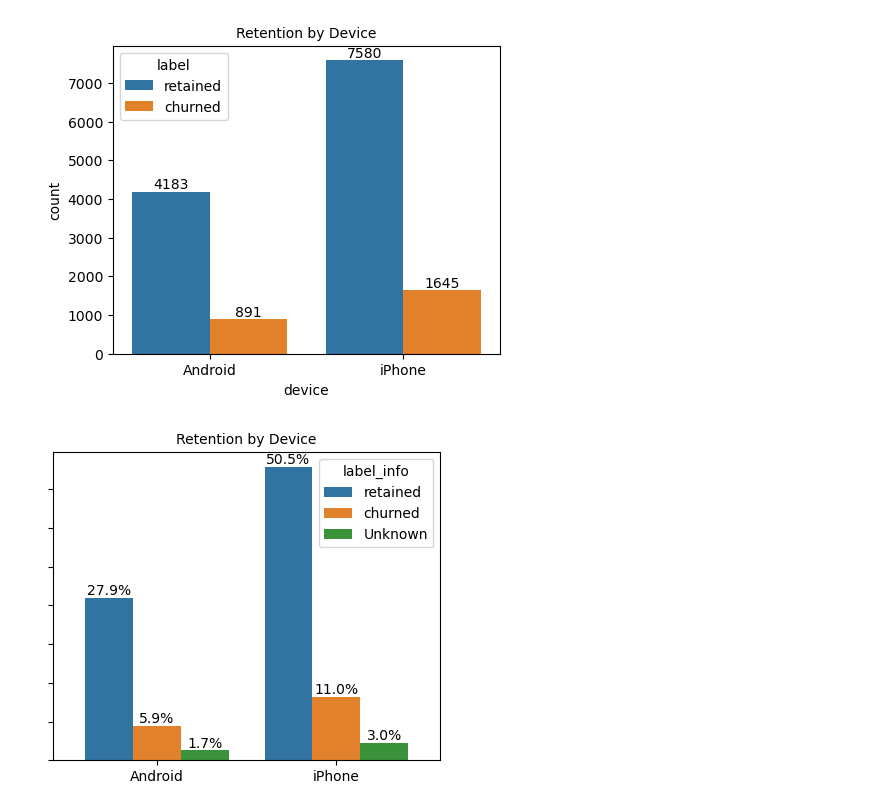
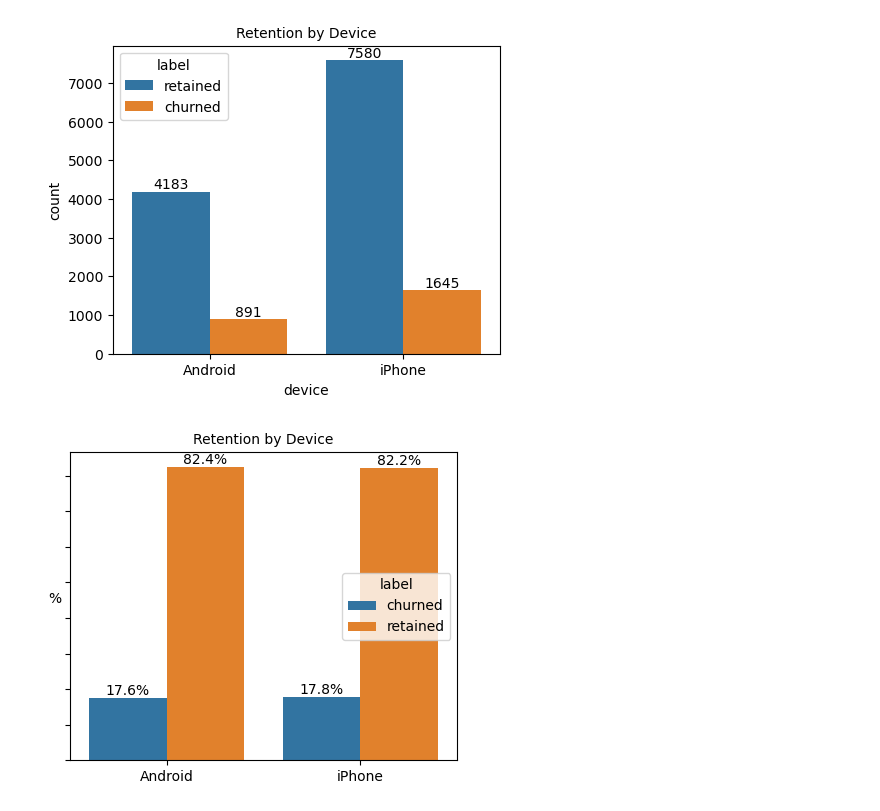
Before and after one commit to marulsnesamony/Portfolio, a Jupyter notebook: Python Code/Navigation App User Usage - EDA.ipynb, the cells around one changed output. Saved outputs shown, nothing was run; the diff lists cells and outputs as text; code cells hidden in the pictures.

Commit message:
Exploratory Data analysis of a navigation app

```diff
--- a/Python Code/Navigation App User Usage - EDA.ipynb
+++ b/Python Code/Navigation App User Usage - EDA.ipynb
@@ -223,23 +223,28 @@ plt.show()
 # %% [output]
 [figure]
 # %%
-# How many iPhone users were retained compared to Android - as % of Total users
+# How many users were retained vs churned @ device level - as % of users
 plt.figure(figsize =(5,4))
-wazedf['label_info'] = wazedf['label'].fillna('Unknown')
-ax = sn.countplot(x ='device', hue='label_info', data=wazedf)
-# get the total count of the device column
-total = wazedf['device'].count()
+wazedf_grp = wazedf.groupby(['device', 'label']).size().reset_index(name='counts')
 
-# annotate the bars with fmt from matplotlib v3.7.0
-for c in ax.containers:
-    ax.bar_label(c, fmt=lambda x: f'{(x/total)*100:0.1f}%')
-    ax.set_yticklabels([])
+# Calculate the total counts for each device
+wazedf_grp['total'] = wazedf_grp.groupby('device')['counts'].transform('sum')
 
-# add space at the end of the bar for the labels
-ax.margins(x=0.1)
+# Calculate the percent of each label
+wazedf_grp['pct'] = wazedf_grp['counts'] / wazedf_grp['total']
 
-ax.set(xlabel='', ylabel='')
+cnt = sn.barplot(x="device", y="pct", hue="label", data=wazedf_grp)
+
+for i in cnt.containers:
+    cnt.bar_label(i, fmt='{:.1%}') #fmt='%.1f'
+    cnt.set_yticklabels([])
+
+plt.ylabel('Percent')
+
+cnt.set(xlabel='', ylabel='')
 plt.title("Retention by Device", fontsize=10)
+plt.ylabel('%', rotation=0)
 plt.show()
+# Both iPhone and Android have similar % of Retained Vs Churned users
 # %% [output]
-[figure, old version]
+[figure, new version]
```
Also changed, not shown: parts of 3 cells of this notebook.
